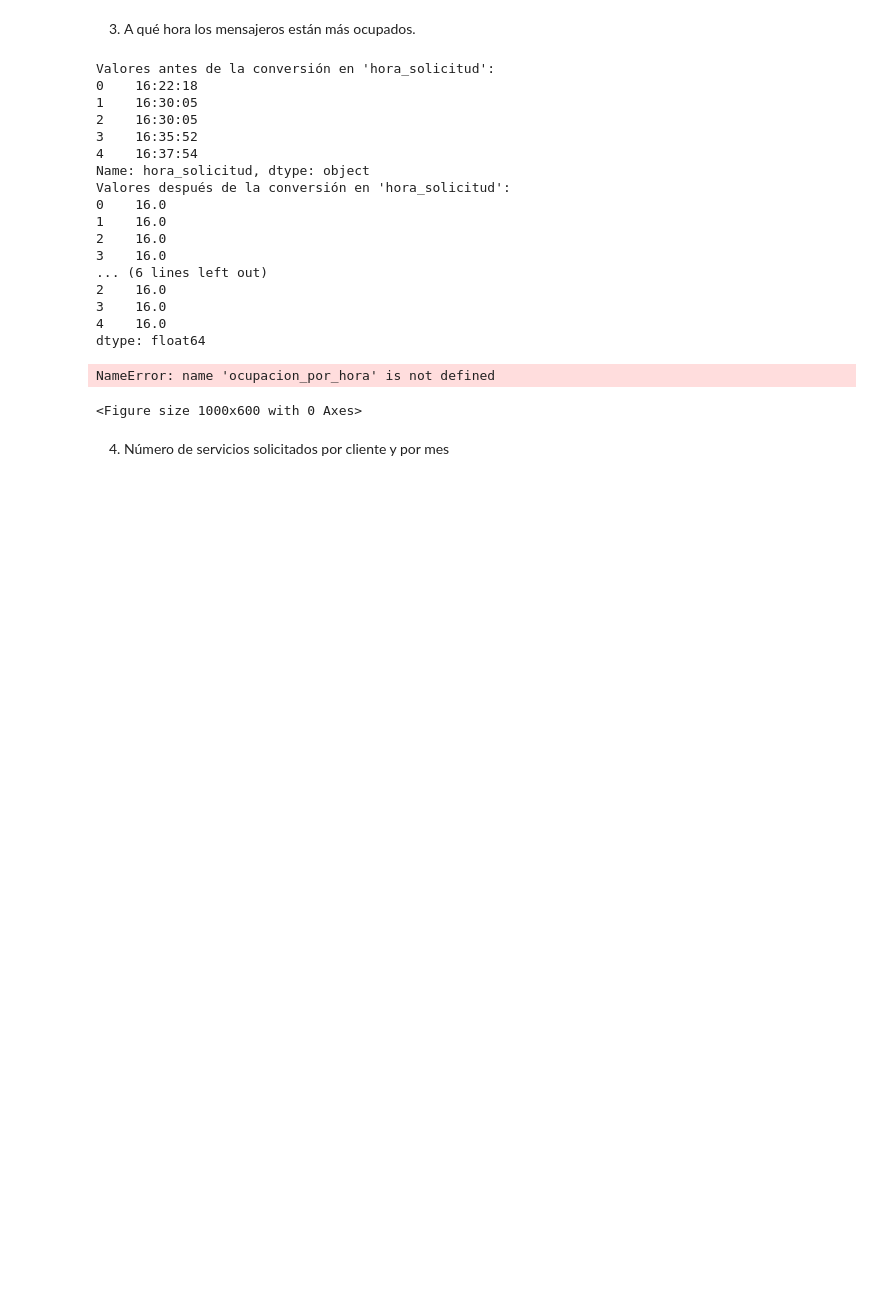
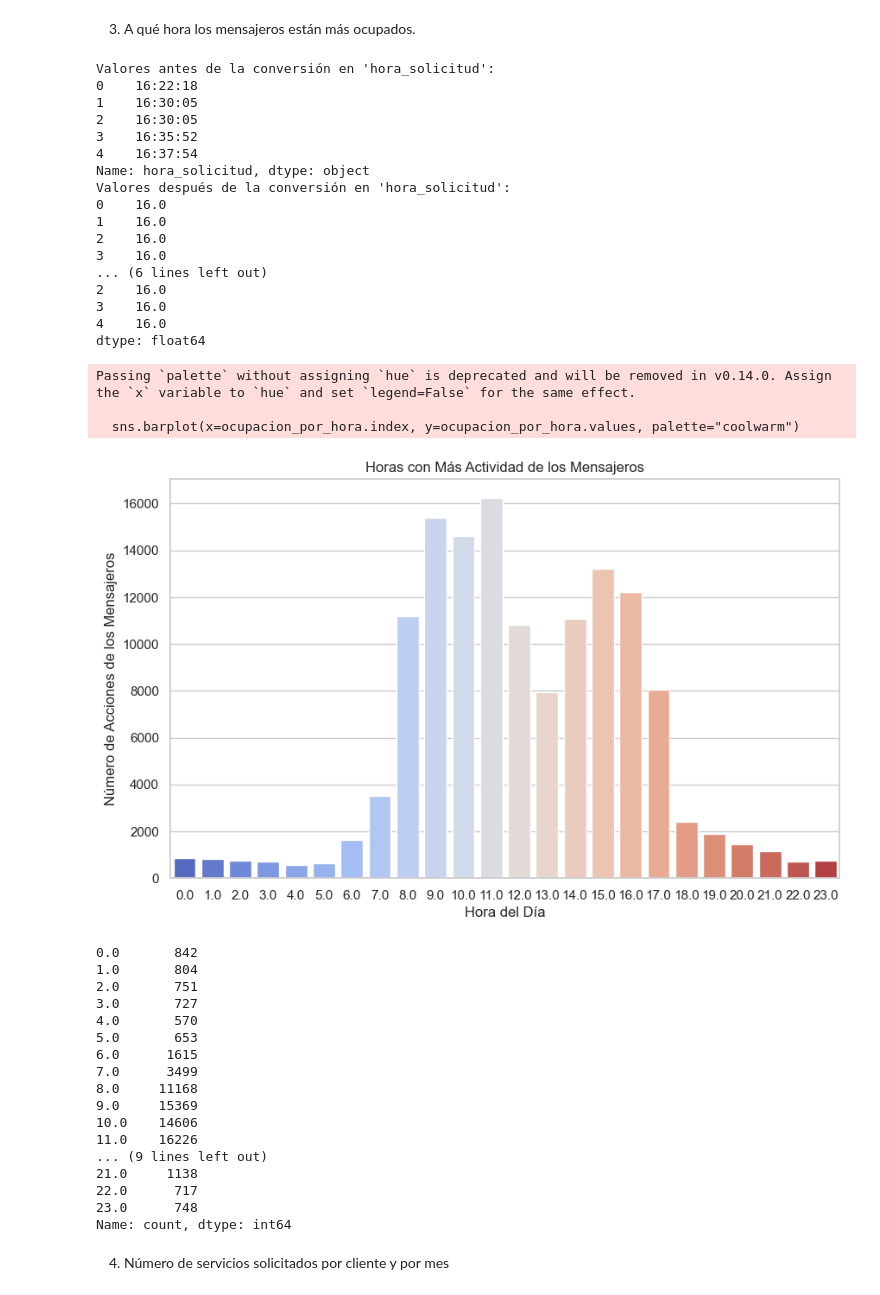
Before and after one commit to Alejandro1221/Rapido-Furioso, a Jupyter notebook: Untitled.ipynb, the cells around one changed output. Drawn from its saved outputs; the diff is of its cells as text; code cells hidden in the pictures; blank space fills up the shorter version.

```diff
--- a/Untitled.ipynb
+++ b/Untitled.ipynb
@@ -188,22 +188,54 @@ Valores después de la conversión en 'hora_solicitud':
 4    16.0
 dtype: float64
 # %%
+# Graficar los resultados
+# Concatenar todas las horas en un solo DataFrame para analizarlas juntas
+todas_las_horas = pd.concat([
+    df_servicios['hora_solicitud'],
+    df_servicios['hora_mensajero_asignado'],
+    df_servicios['hora_recogida'],
+    df_servicios['hora_entrega'],
+    df_servicios['hora_cerrado']
+])
+
+# Contar las ocurrencias de cada hora
+ocupacion_por_hora = todas_las_horas.value_counts().sort_index()
+
 # Graficar los resultados
 plt.figure(figsize=(10, 6))
 sns.barplot(x=ocupacion_por_hora.index, y=ocupacion_por_hora.values, palette="coolwarm")
 
 # Etiquetas y título del gráfico
 plt.xlabel("Hora del Día")
 plt.ylabel("Número de Acciones de los Mensajeros")
 plt.title("Horas con Más Actividad de los Mensajeros")
 plt.xticks(range(24))  # Asegúrate de mostrar todas las horas
 plt.show()
 
 # Mostrar la tabla de resultados
 ocupacion_por_hora
 # %% [output]
-NameError: name 'ocupacion_por_hora' is not defined
+Passing `palette` without assigning `hue` is deprecated and will be removed in v0.14.0. Assign the `x` variable to `hue` and set `legend=False` for the same effect.
+
+  sns.barplot(x=ocupacion_por_hora.index, y=ocupacion_por_hora.values, palette="coolwarm")
+[figure, added]
-<Figure size 1000x600 with 0 Axes>
+0.0       842
+1.0       804
+2.0       751
+3.0       727
+4.0       570
+5.0       653
+6.0      1615
+7.0      3499
+8.0     11168
+9.0     15369
+10.0    14606
+11.0    16226
+... (9 lines left out)
+21.0     1138
+22.0      717
+23.0      748
+Name: count, dtype: int64
 # %% [markdown]
 4) Número de servicios solicitados por cliente y por mes
 # %% [markdown]
```
Also changed, not shown: parts of 3 cells of this notebook.
